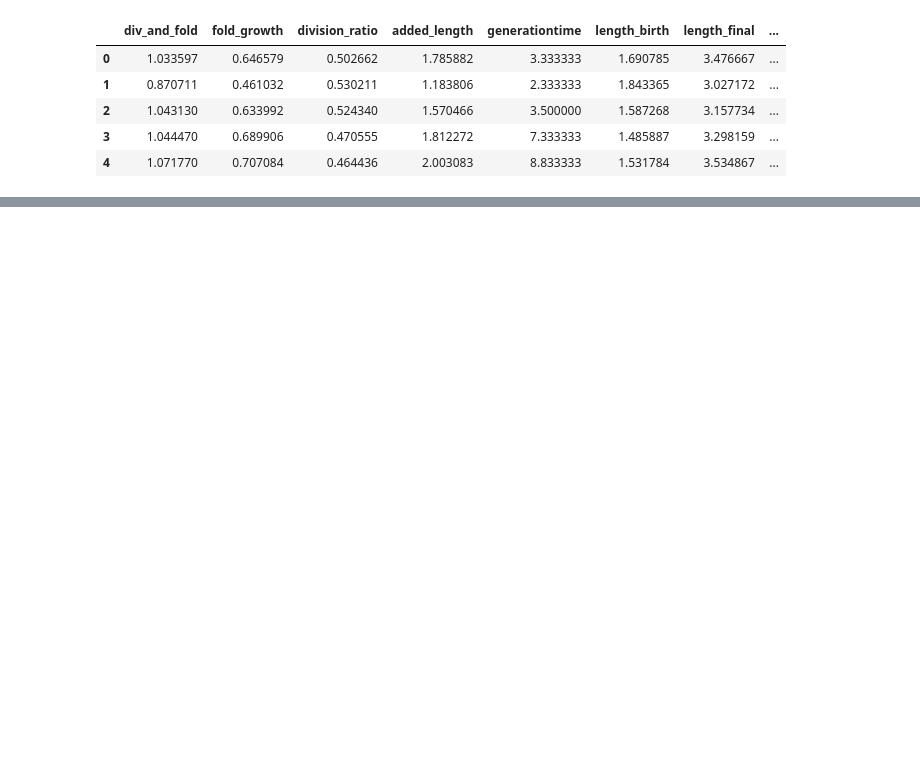
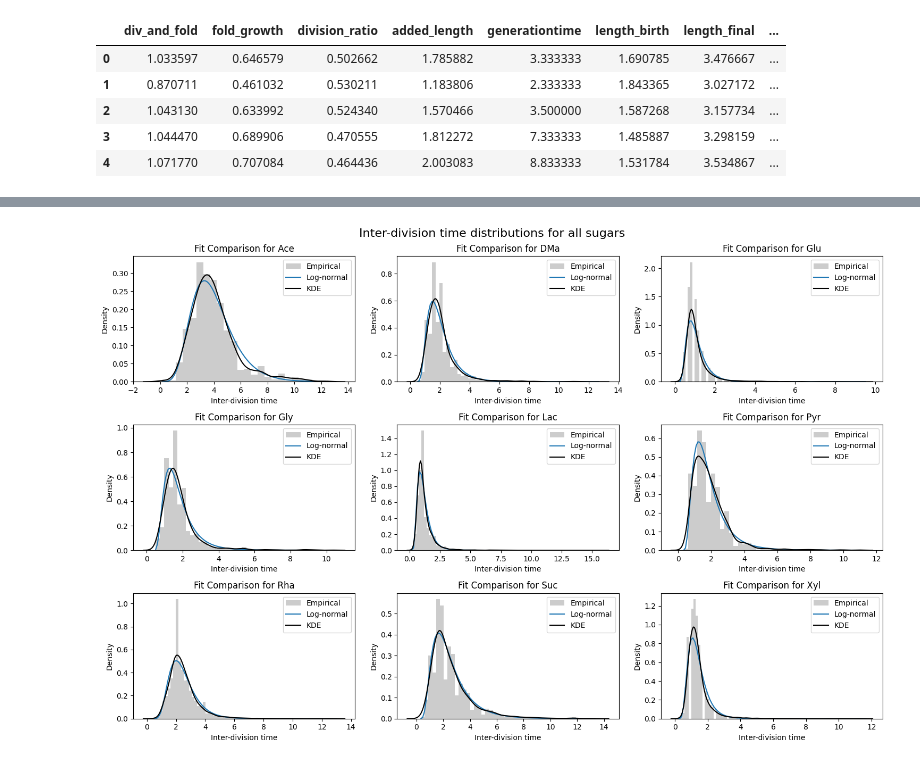
Before and after one commit to Vladi700/PoD_microbial_growth, a Jupyter notebook: Microbial_Growth-main.ipynb, the cells around one changed output, grey strips where cells are left out. Saved outputs shown, nothing was run; the diff lists cells and outputs as text; code cells hidden in the pictures; blank space fills up the shorter version.

```diff
--- a/Microbial_Growth-main.ipynb
+++ b/Microbial_Growth-main.ipynb
@@ -16,0 +49,36 @@ df.head()
+# %%
+sugars = ["Ace", "DMa", "Glu", "Gly", "Lac", "Pyr", "Rha", "Suc", "Xyl"]
+df_sources = df["source"].unique()
+df_list = {}
+for source in df_sources:
+    df_list[source] = df[df["source"] == source].copy()
+    df_list[source].reset_index(drop=True, inplace=True)
+    df_list[source].drop(columns=["source"], inplace=True)
+    df_list[source].dropna(inplace=True)
+
+fig, axes = plt.subplots(3, 3, figsize=(15, 10))
+fig.suptitle(f'Inter-division time distributions for all sugars', fontsize=16)
+
+for sugar in sugars:
+    t = df_list[sugar]["generationtime"].dropna()
+    t = t[t > 0]
+
+    ax = axes.flatten()[sugars.index(sugar)]
+
+    fit_weibull = stats.weibull_min.fit(t)
+    fit_lognorm = stats.lognorm.fit(t)
+    fit_loglogistic = stats.logistic.fit(t)
+
+    x = np.linspace(min(t), max(t), 100)
+    ax.hist(t, bins=round(np.sqrt(df_list[sugar]['generationtime'].count())), density=True, label='Empirical', color='gray', alpha=0.4)
+    # ax.plot(x, stats.weibull_min.pdf(x, *fit_weibull), label='Weibull')
+    ax.plot(x, stats.lognorm.pdf(x, *fit_lognorm), label='Log-normal')
+    # ax.plot(x, stats.logistic.pdf(x, *fit_loglogistic), label='Log-logistic')
+    sns.kdeplot(t, ax=ax, color="black", label="KDE")
+    ax.set_xlabel('Inter-division time')
+    ax.set_ylabel('Density')
+    ax.set_title(f'Fit Comparison for {sugar}')
+    ax.legend()
+plt.tight_layout()
+# %% [output]
+[figure, added]
```
Also changed, not shown: parts of 9 cells of this notebook, 1 other file.
